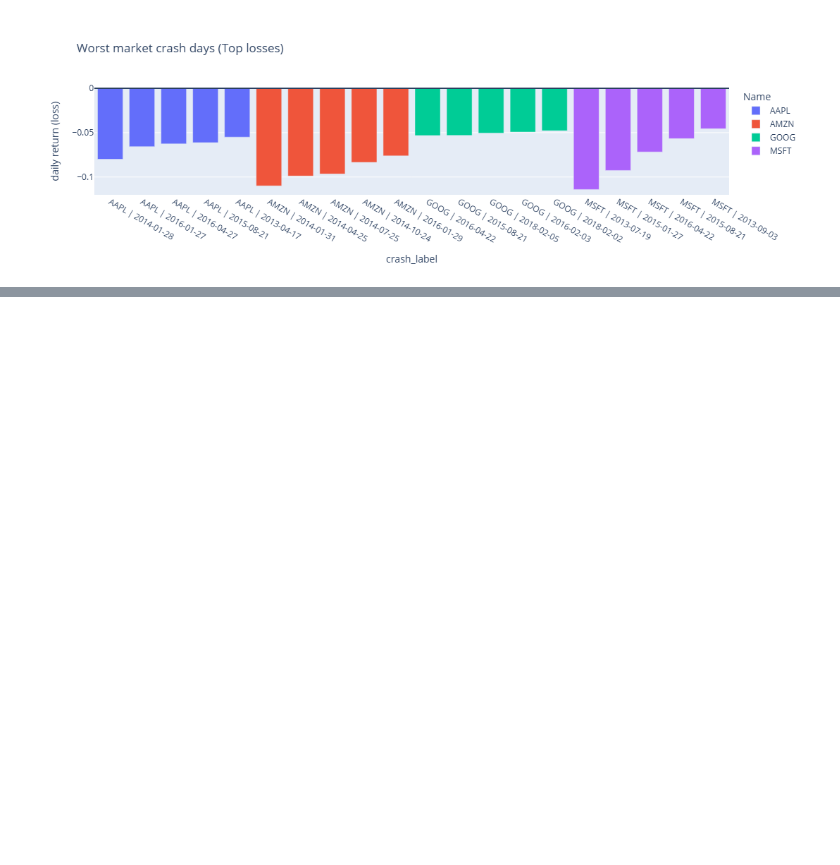
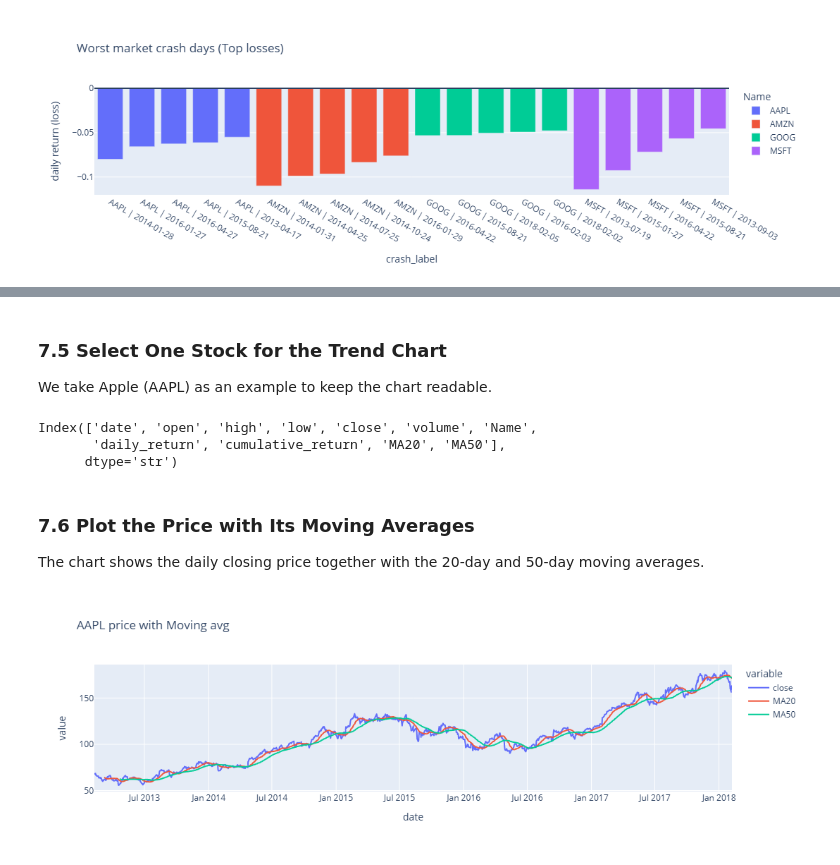
Before and after one commit to ualiurrahat/stock-market-data-analysis, a Jupyter notebook: notebooks/stock_market_data_analysis.ipynb, the cells around one changed output, grey strips where cells are left out. Drawn from its saved outputs; the diff is of its cells as text; code cells hidden in the pictures; blank space fills up the shorter version.

Commit message:
Add Part 7: moving average trend analysis

```diff
--- a/notebooks/stock_market_data_analysis.ipynb
+++ b/notebooks/stock_market_data_analysis.ipynb
@@ -483,0 +511,2 @@ fig.show()
+# %%
+all_data["MA20"] = all_data.groupby('Name')["close"].transform(lambda x : x.rolling(20).mean())
@@ -483,0 +517,2 @@ fig.show()
+# %%
+all_data["MA50"] = all_data.groupby('Name')["close"].transform(lambda x : x.rolling(50).mean())
@@ -483,0 +530,23 @@ fig.show()
+# %% [markdown]
+### 7.5 Select One Stock for the Trend Chart
+
+We take Apple (AAPL) as an example to keep the chart readable.
+# %%
+df_stock = all_data[all_data["Name"] == "AAPL"]
+# %%
+df_stock.columns
+# %% [output]
+Index(['date', 'open', 'high', 'low', 'close', 'volume', 'Name',
+       'daily_return', 'cumulative_return', 'MA20', 'MA50'],
+      dtype='str')
+# %% [markdown]
+### 7.6 Plot the Price with Its Moving Averages
+
+The chart shows the daily closing price together with the 20-day and 50-day moving averages.
+# %%
+px.line(df_stock ,
+        x = "date" ,
+        y = ['close' , 'MA20', 'MA50'] ,
+        title = "AAPL price with Moving avg")
+# %% [output]
+[figure, added]
```
Also changed, not shown: parts of 7 cells of this notebook.
